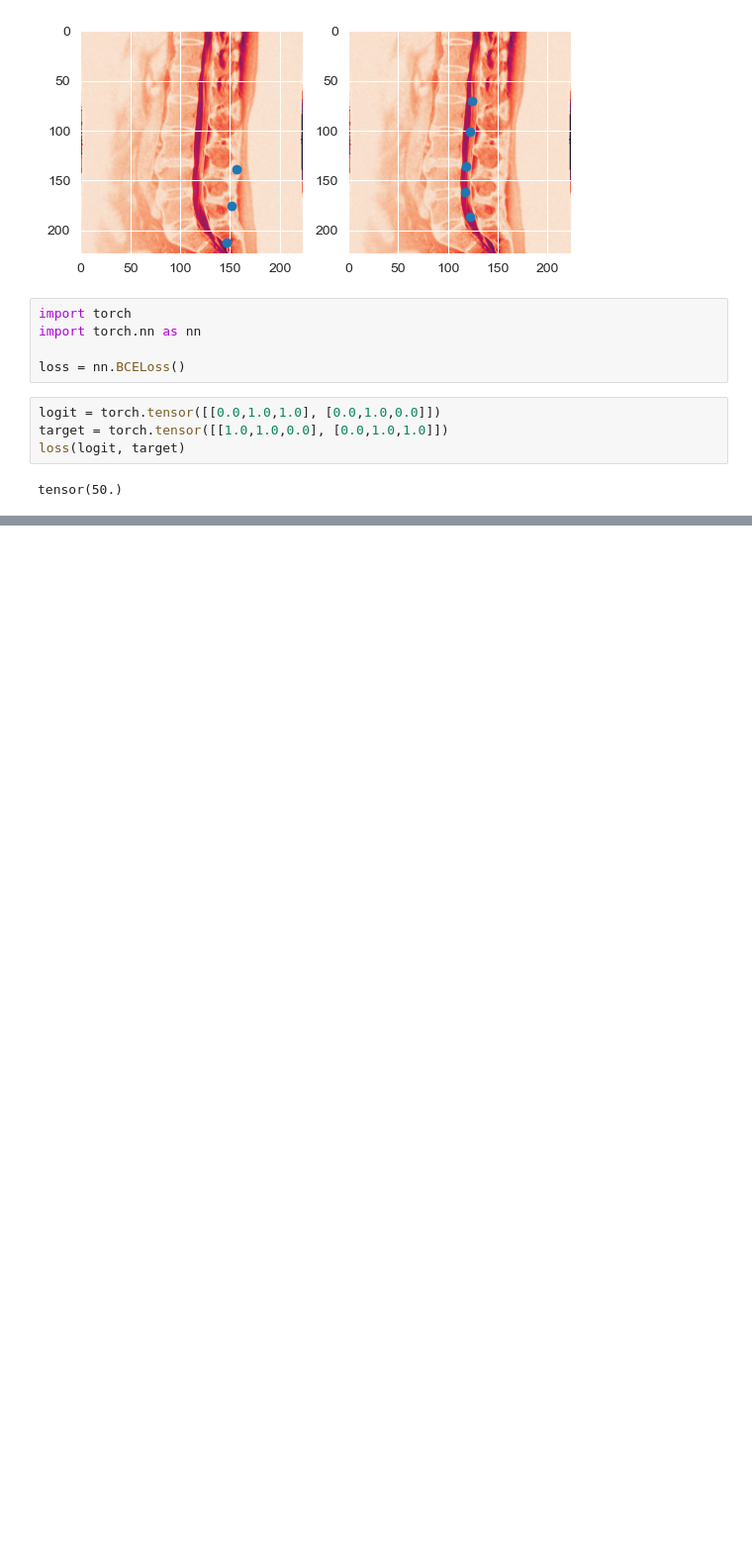
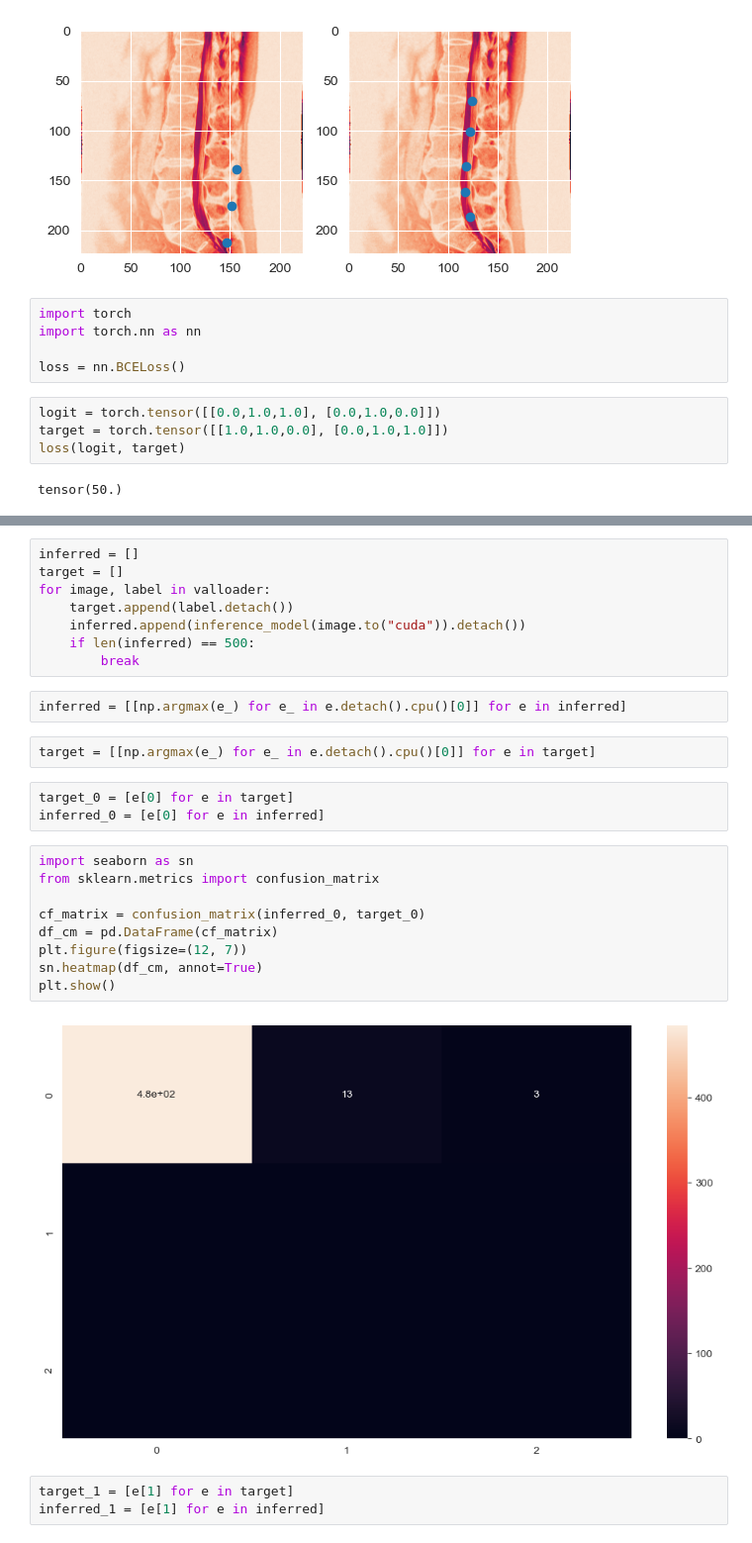
Before and after one commit to IDoCodingStuffs/python-doodles, a Jupyter notebook: rsna-2024/rsna-2024-inference.ipynb, the cells around one changed output, grey strips where cells are left out. Shown at 99% size. Saved outputs shown, nothing was run; the diff lists cells and outputs as text; blank space fills up the shorter version.

Commit message:
Added confusion matrix

```diff
--- a/rsna-2024/rsna-2024-inference.ipynb
+++ b/rsna-2024/rsna-2024-inference.ipynb
@@ -298,0 +368,29 @@ tensor(50.)
+# %%
+inferred = []
+target = []
+for image, label in valloader:
+    target.append(label.detach())
+    inferred.append(inference_model(image.to("cuda")).detach())
+    if len(inferred) == 500:
+        break
+# %%
+inferred = [[np.argmax(e_) for e_ in e.detach().cpu()[0]] for e in inferred]
+# %%
+target = [[np.argmax(e_) for e_ in e.detach().cpu()[0]] for e in target]
+# %%
+target_0 = [e[0] for e in target]
+inferred_0 = [e[0] for e in inferred]
+# %%
+import seaborn as sn
+from sklearn.metrics import confusion_matrix
+
+cf_matrix = confusion_matrix(inferred_0, target_0)
+df_cm = pd.DataFrame(cf_matrix)
+plt.figure(figsize=(12, 7))
+sn.heatmap(df_cm, annot=True)
+plt.show()
+# %% [output]
+[figure, added]
+# %%
+target_1 = [e[1] for e in target]
+inferred_1 = [e[1] for e in inferred]
```
Also changed, not shown: parts of 12 cells of this notebook, 1 other file.
